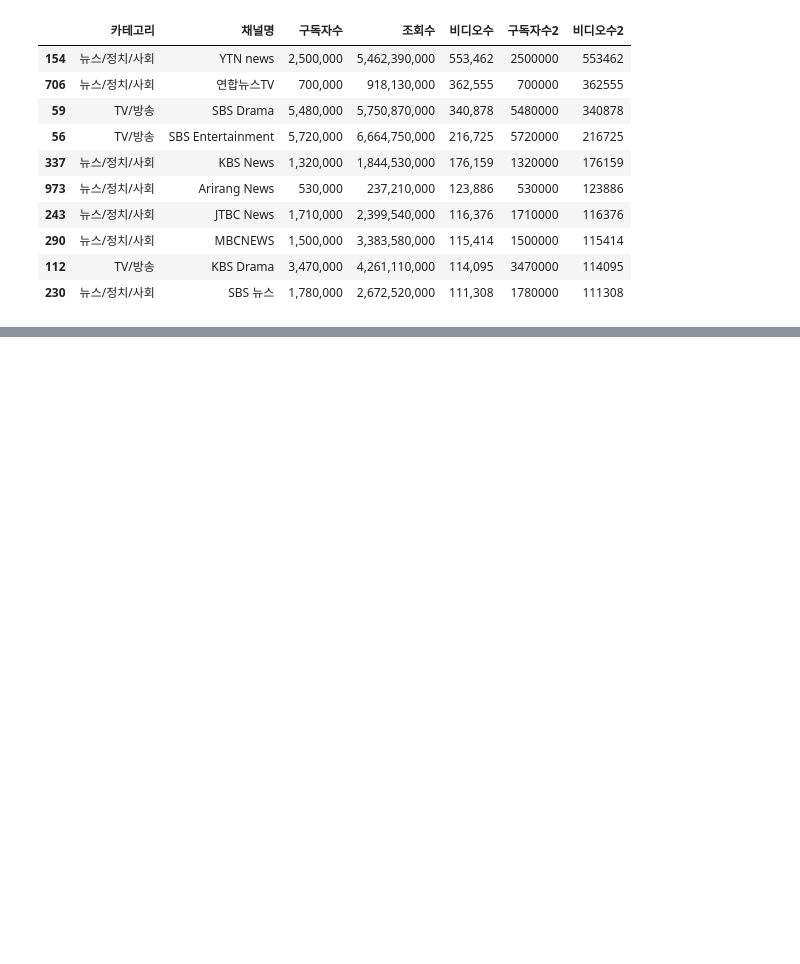
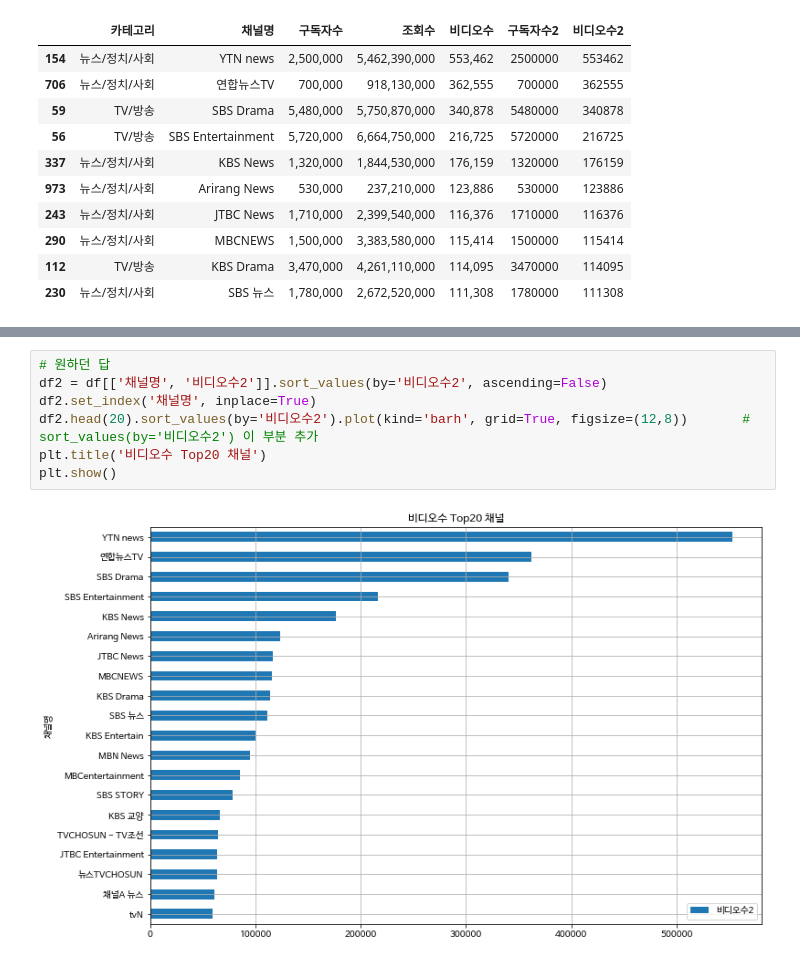
Before and after one commit to YSH32111/DataAnalysis-2021-8, a Jupyter notebook: 05.Crawling/07유튜브랭킹_시각화.ipynb, the cells around one changed output, grey strips where cells are left out. Drawn from its saved outputs; the diff is of its cells as text; blank space fills up the shorter version.

```diff
--- a/05.Crawling/07유튜브랭킹_시각화.ipynb
+++ b/05.Crawling/07유튜브랭킹_시각화.ipynb
@@ -91,0 +127,9 @@ plt.show()
+# %%
+# 원하던 답
+df2 = df[['채널명', '비디오수2']].sort_values(by='비디오수2', ascending=False)
+df2.set_index('채널명', inplace=True)
+df2.head(20).sort_values(by='비디오수2').plot(kind='barh', grid=True, figsize=(12,8))       # sort_values(by='비디오수2') 이 부분 추가
+plt.title('비디오수 Top20 채널')
+plt.show()
+# %% [output]
+[figure, added]
```
Also changed, not shown: parts of 37 cells of this notebook.
